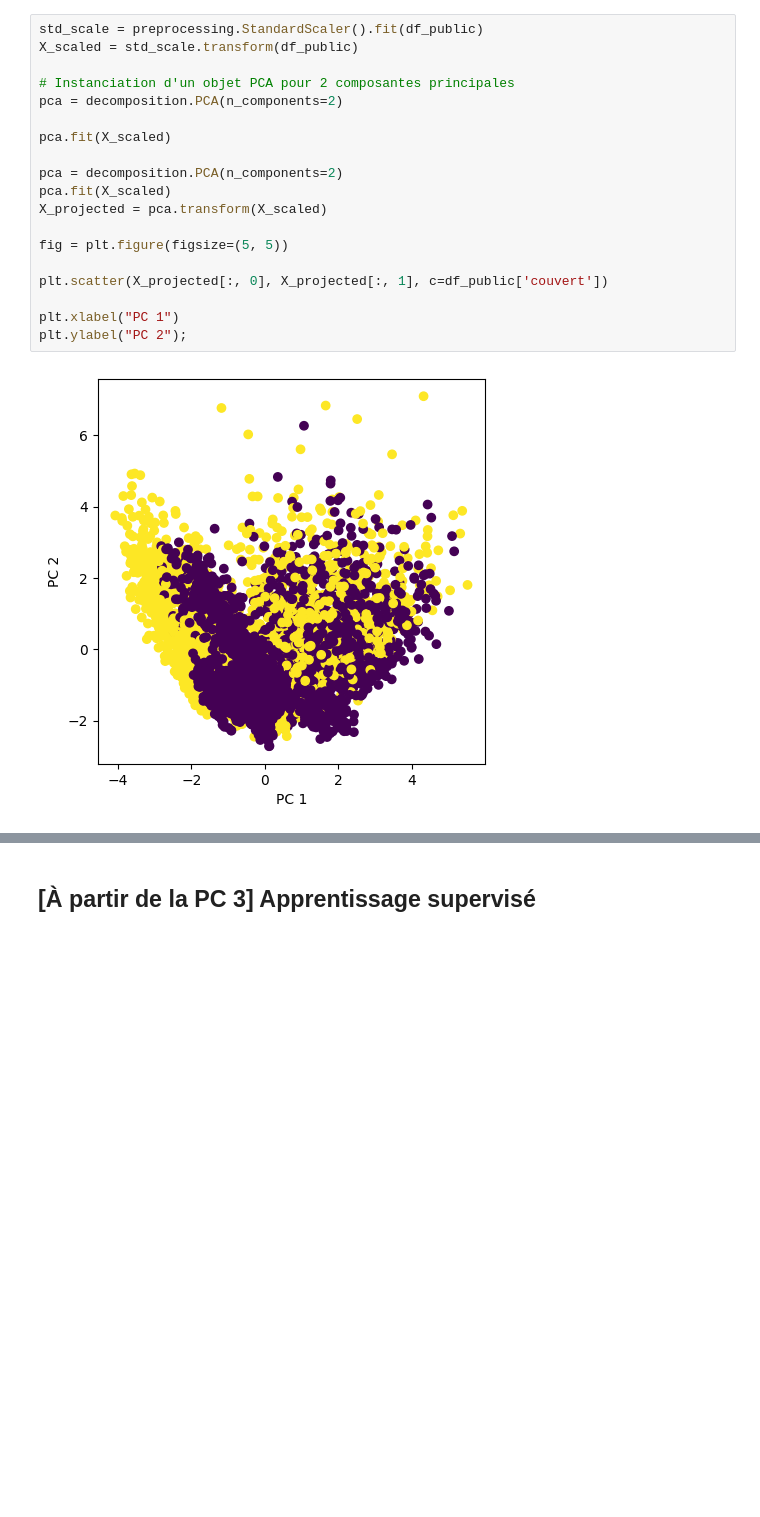
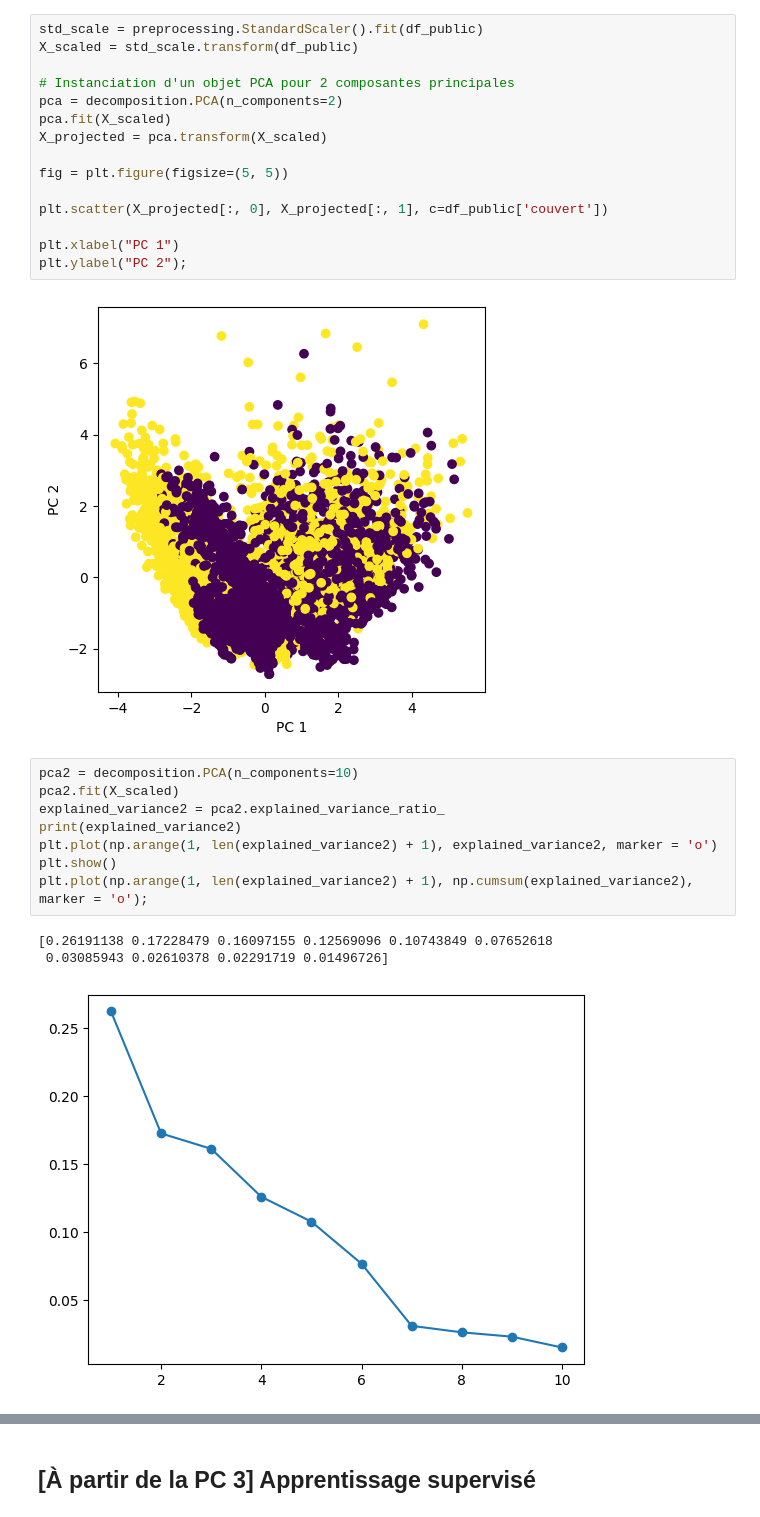
Before and after one commit to ElisaSko/data, a Jupyter notebook: Projet_SDD_2024.ipynb, the cells around one changed output, grey strips where cells are left out. Cells and saved outputs as stored; diff of their text form; blank space fills up the shorter version.

```diff
--- a/Projet_SDD_2024.ipynb
+++ b/Projet_SDD_2024.ipynb
@@ -132,10 +132,6 @@ std_scale = preprocessing.StandardScaler().fit(df_public)
 X_scaled = std_scale.transform(df_public)
 
 # Instanciation d'un objet PCA pour 2 composantes principales
-pca = decomposition.PCA(n_components=2)
-
-pca.fit(X_scaled)
-
 pca = decomposition.PCA(n_components=2)
 pca.fit(X_scaled)
 X_projected = pca.transform(X_scaled)
@@ -148,3 +144,15 @@ plt.xlabel("PC 1")
 plt.ylabel("PC 2");
 # %% [output]
 [figure]
+# %%
+pca2 = decomposition.PCA(n_components=10)
+pca2.fit(X_scaled)
+explained_variance2 = pca2.explained_variance_ratio_
+print(explained_variance2)
+plt.plot(np.arange(1, len(explained_variance2) + 1), explained_variance2, marker = 'o')
+plt.show()
+plt.plot(np.arange(1, len(explained_variance2) + 1), np.cumsum(explained_variance2), marker = 'o');
+# %% [output]
+[0.26191138 0.17228479 0.16097155 0.12569096 0.10743849 0.07652618
+ 0.03085943 0.02610378 0.02291719 0.01496726]
+[figure, added]
```
Also changed, not shown: parts of 3 cells of this notebook.
